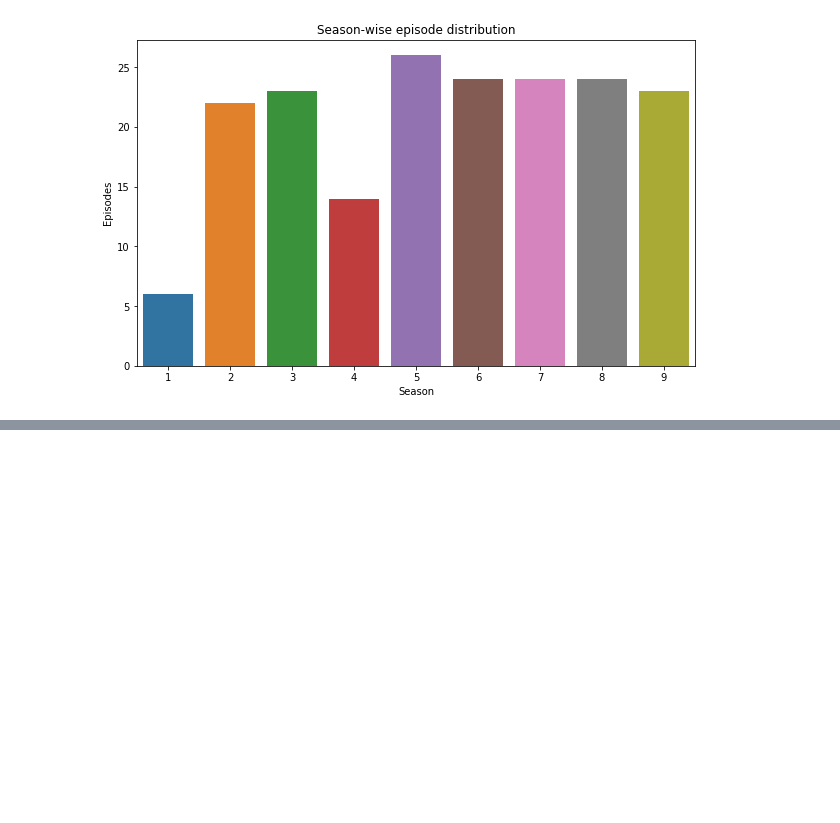
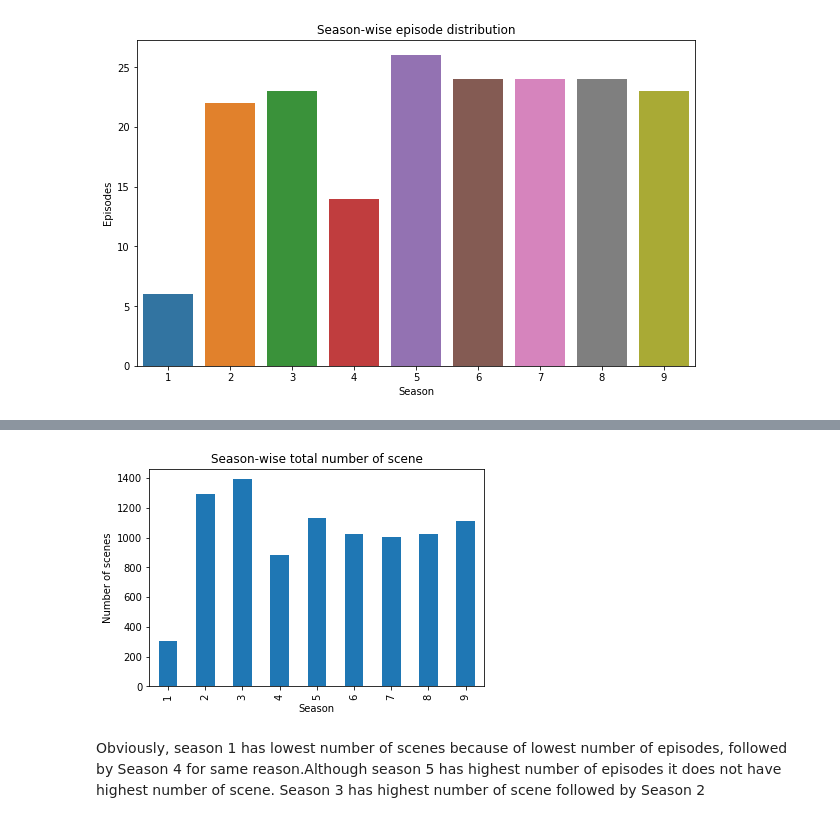
Before and after one commit to rameez471/The-Office-Dataset, a Jupyter notebook: EDA.ipynb, the cells around one changed output, grey strips where cells are left out. Drawn from its saved outputs; the diff is of its cells as text; code cells hidden in the pictures; blank space fills up the shorter version.

```diff
--- a/EDA.ipynb
+++ b/EDA.ipynb
@@ -186,0 +263,3 @@ plt.show()
+# %%
+df_scene_total = df_scene_episode.sum(axis=1)
+df_scene_total
@@ -186,0 +278,11 @@ plt.show()
+# %%
+df_scene_total.plot(kind='bar')
+plt.xlabel('Season')
+plt.ylabel('Number of scenes')
+plt.savefig('Scenes vs Season.png')
+plt.title('Season-wise total number of scene')
+plt.show()
+# %% [output]
+[figure, added]
+# %% [markdown]
+Obviously, season 1 has lowest number of scenes because of lowest number of episodes, followed by Season 4 for same reason.Although season 5 has highest number of episodes it does not have highest number of scene. Season 3 has highest number of scene followed by Season 2
```
Also changed, not shown: parts of 8 cells of this notebook, 2 other files.
